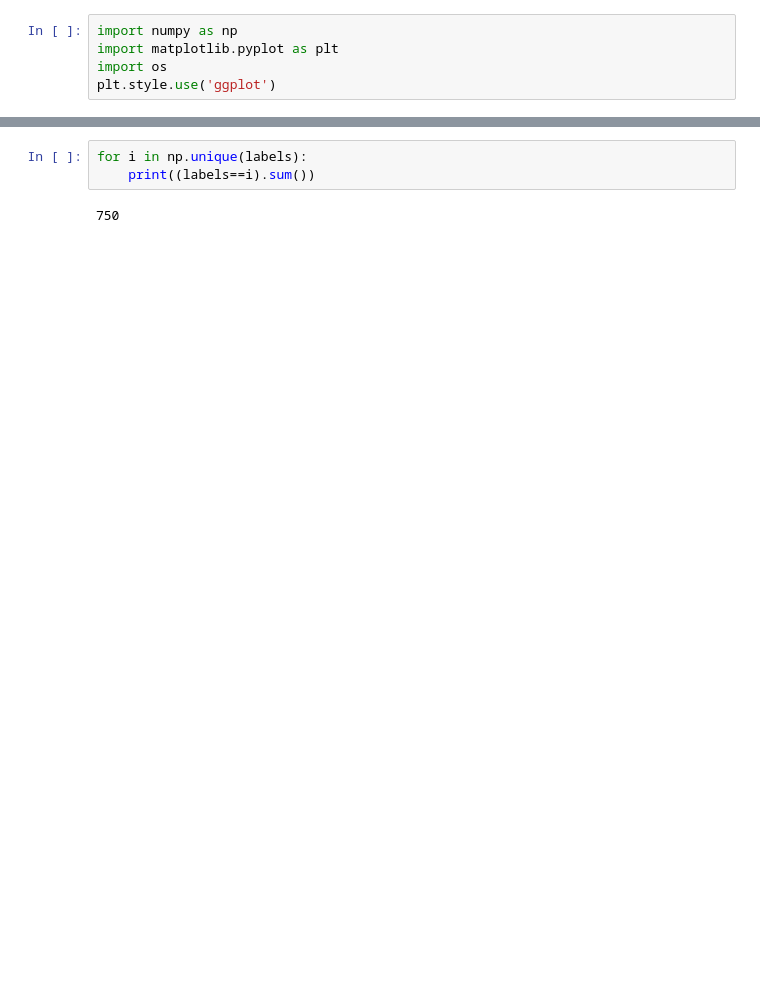
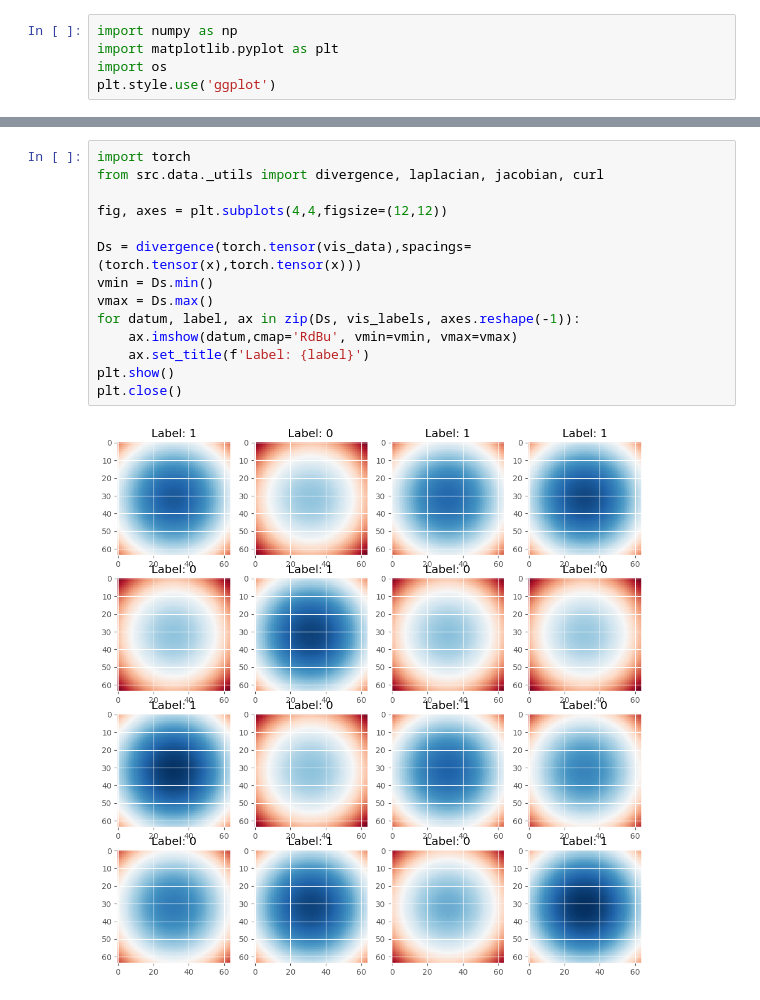
Before and after one commit to nitzanlab/phase2vec, a Jupyter notebook: notebooks/check_data.ipynb, the cells around one changed output, grey strips where cells are left out. Saved outputs shown, nothing was run; the diff lists cells and outputs as text; blank space fills up the shorter version.

```diff
--- a/notebooks/check_data.ipynb
+++ b/notebooks/check_data.ipynb
@@ -33,5 +32,16 @@ plt.close()
 # %%
-for i in np.unique(labels):
-    print((labels==i).sum())
+import torch
+from src.data._utils import divergence, laplacian, jacobian, curl
+
+fig, axes = plt.subplots(4,4,figsize=(12,12))
+
+Ds = divergence(torch.tensor(vis_data),spacings=(torch.tensor(x),torch.tensor(x)))
+vmin = Ds.min()
+vmax = Ds.max()
+for datum, label, ax in zip(Ds, vis_labels, axes.reshape(-1)):
+    ax.imshow(datum,cmap='RdBu', vmin=vmin, vmax=vmax)
+    ax.set_title(f'Label: {label}')
+plt.show()
+plt.close()
 # %% [output]
-750
+[figure, added]
```
Also changed, not shown: parts of 3 cells of this notebook, 7 other files.
